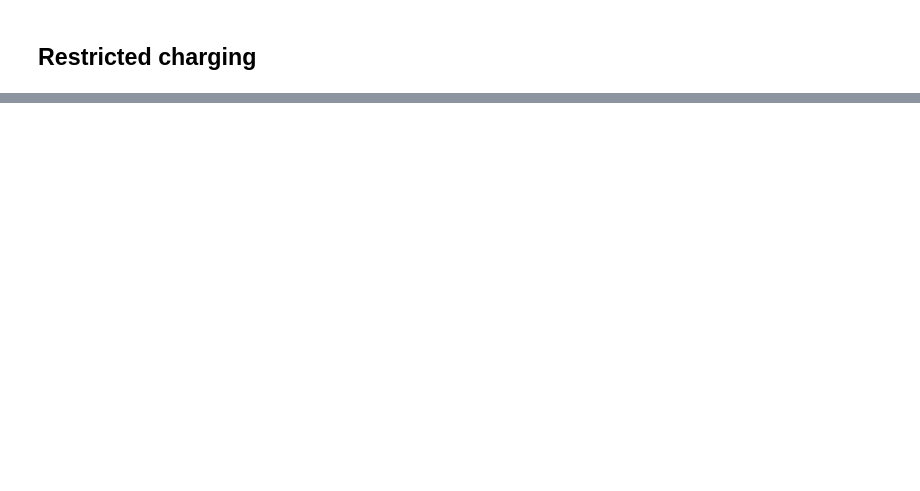
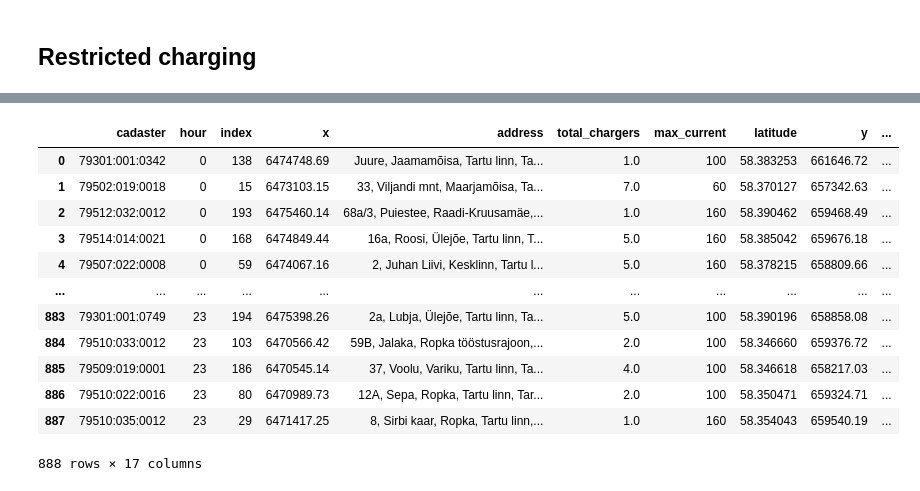
Before and after one commit to ilmaruduste/grid_congestion_manager, a Jupyter notebook: regression_models.ipynb, the cells around one changed output, grey strips where cells are left out. Drawn from its saved outputs; the diff is of its cells as text; code cells hidden in the pictures; blank space fills up the shorter version.

Commit message:
results for dashboard

```diff
--- a/regression_models.ipynb
+++ b/regression_models.ipynb
@@ -374,0 +438,13 @@ mean_squared_error(actual_throttles, predicted_throttles, squared=False)
+# %%
+all_substations.rename(columns=vaheta_x, inplace=True)
+all_substations.rename(columns=vaheta_y, inplace=True)
+# %%
+results = pd.wide_to_long(all_substations, ["x_", "y_"], i="cadaster", j="hour")
+
+results.rename(columns={"x_":"ev_charging", "y_":"baseload"}, inplace=True)
+results=results.drop(columns=['0_current', '10_current', '11_current', '12_current', '13_current', '14_current', '15_current',
+ '16_current', '17_current', '18_current', '19_current', '1_current', '20_current', '21_current', '22_current',
+ '23_current', '2_current', '3_current', '4_current', '5_current', '6_current', '7_current', '8_current', '9_current',
+ 'Unnamed: 0', 'Unnamed: 0.1'])
+# %%
+results = pd.merge(results, throttles,  how='left', left_on=['cadaster','hour'], right_on = ['cadaster','hour'])
@@ -375,2 +479,20 @@ mean_squared_error(actual_throttles, predicted_throttles, squared=False)
+# %%
+results["predicted_ev_charging"] = predicted_ev_charging
+# %%
+results
+# %% [output]
+|  | cadaster | hour | index | x | address | total_chargers | max_current | latitude | y | ... |
+| 0 | 79301:001:0342 | 0 | 138 | 6474748.69 | Juure, Jaamamõisa, Tartu linn, Ta... | 1.0 | 100 | 58.383253 | 661646.72 | ... |
+| 1 | 79502:019:0018 | 0 | 15 | 6473103.15 | 33, Viljandi mnt, Maarjamõisa, Ta... | 7.0 | 60 | 58.370127 | 657342.63 | ... |
+| 2 | 79512:032:0012 | 0 | 193 | 6475460.14 | 68a/3, Puiestee, Raadi-Kruusamäe,... | 1.0 | 160 | 58.390462 | 659468.49 | ... |
+| 3 | 79514:014:0021 | 0 | 168 | 6474849.44 | 16a, Roosi, Ülejõe, Tartu linn, T... | 5.0 | 160 | 58.385042 | 659676.18 | ... |
+| 4 | 79507:022:0008 | 0 | 59 | 6474067.16 | 2, Juhan Liivi, Kesklinn, Tartu l... | 5.0 | 160 | 58.378215 | 658809.66 | ... |
+| ... | ... | ... | ... | ... | ... | ... | ... | ... | ... | ... |
+| 883 | 79301:001:0749 | 23 | 194 | 6475398.26 | 2a, Lubja, Ülejõe, Tartu linn, Ta... | 5.0 | 100 | 58.390196 | 658858.08 | ... |
+| 884 | 79510:033:0012 | 23 | 103 | 6470566.42 | 59B, Jalaka, Ropka tööstusrajoon,... | 2.0 | 100 | 58.346660 | 659376.72 | ... |
+| 885 | 79509:019:0001 | 23 | 186 | 6470545.14 | 37, Voolu, Variku, Tartu linn, Ta... | 4.0 | 100 | 58.346618 | 658217.03 | ... |
+| 886 | 79510:022:0016 | 23 | 80 | 6470989.73 | 12A, Sepa, Ropka, Tartu linn, Tar... | 2.0 | 100 | 58.350471 | 659324.71 | ... |
+| 887 | 79510:035:0012 | 23 | 29 | 6471417.25 | 8, Sirbi kaar, Ropka, Tartu linn,... | 1.0 | 160 | 58.354043 | 659540.19 | ... |
+888 rows × 17 columns
 # %%
 throttles.to_csv("throttle_data.csv", sep=";")
```
Also changed, not shown: parts of 35 cells of this notebook.
